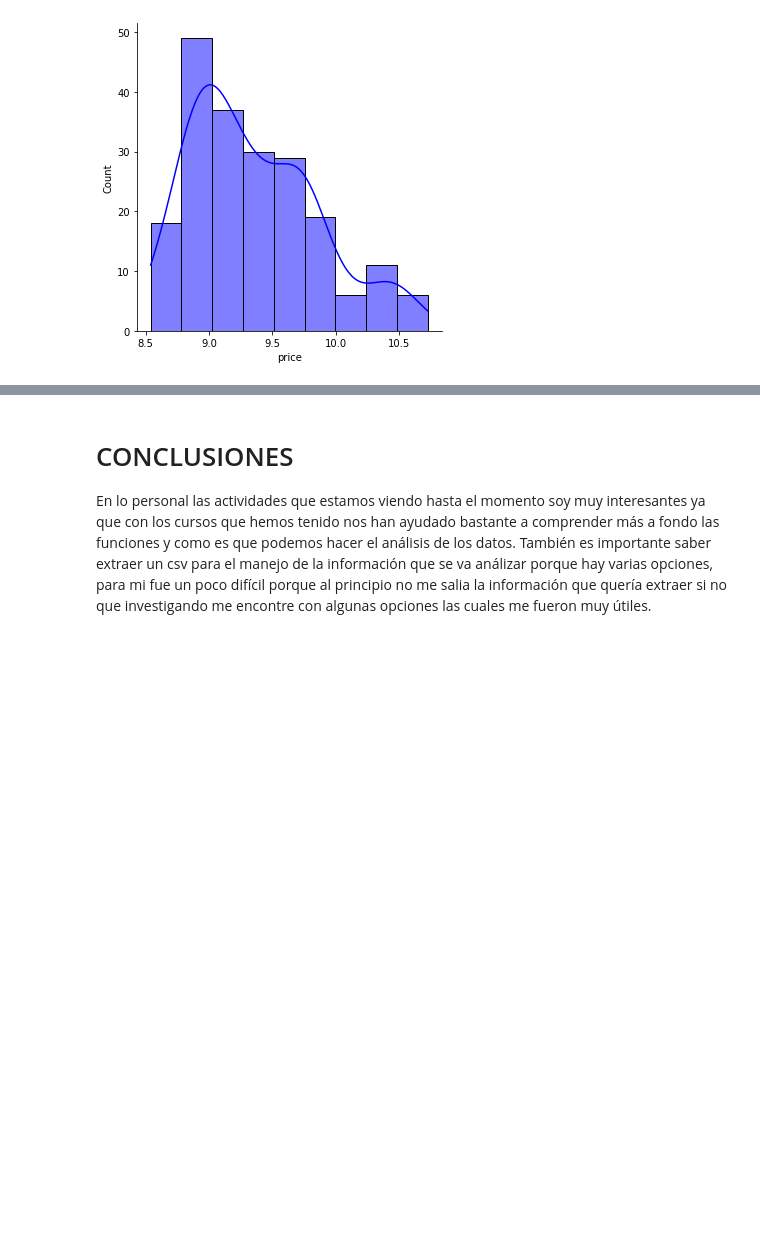
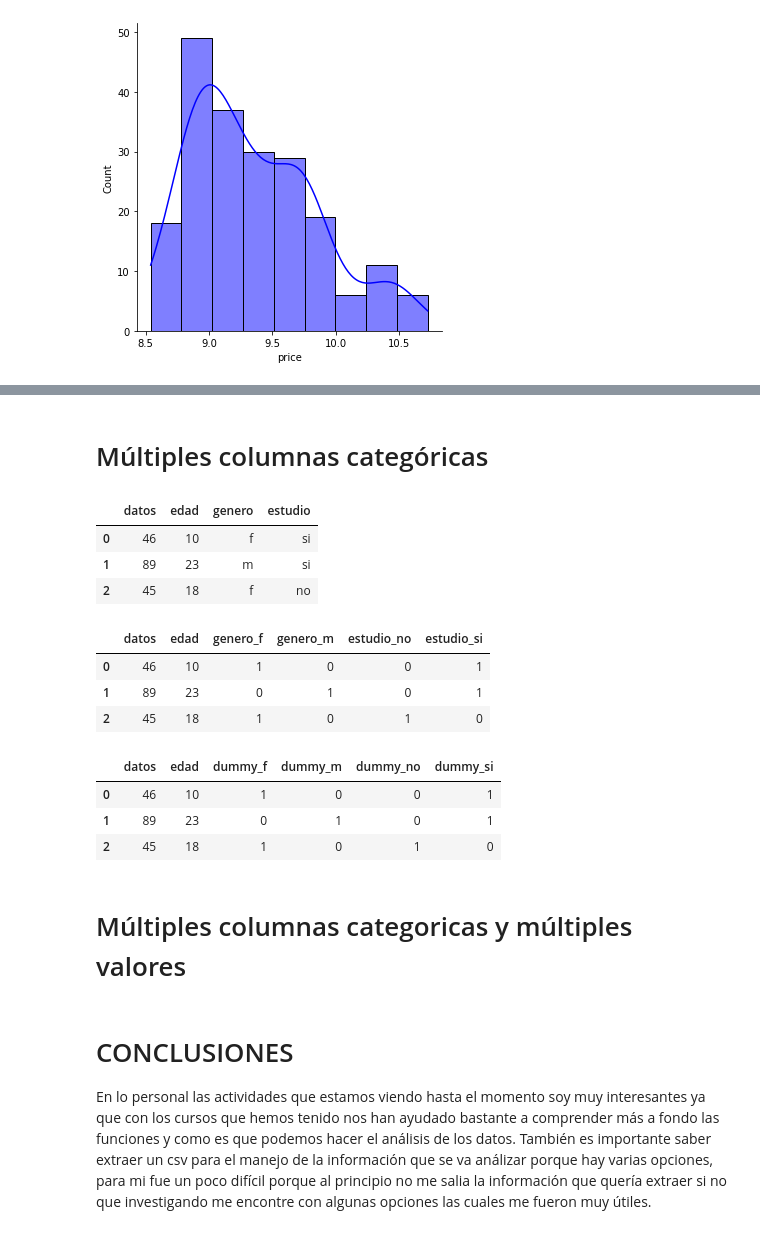
Before and after one commit to Dianamarlen12/CarPrice, a Jupyter notebook: CarPrice.ipynb, the cells around one changed output, grey strips where cells are left out. Drawn from its saved outputs; the diff is of its cells as text; code cells hidden in the pictures; blank space fills up the shorter version.

```diff
--- a/CarPrice.ipynb
+++ b/CarPrice.ipynb
@@ -423,0 +484,32 @@ sns.displot(temporal2,color='blue',kde=True)
+# %% [markdown]
+# Múltiples columnas categóricas
+# %%
+dataframe_cat = pd.DataFrame({
+    'datos':[46,89,45],
+    'edad': [10,23,18],
+    'genero': ['f','m','f'],
+    'estudio': ['si','si','no']
+})
+# %%
+dataframe_cat
+# %% [output]
+|  | datos | edad | genero | estudio |
+| 0 | 46 | 10 | f | si |
+| 1 | 89 | 23 | m | si |
+| 2 | 45 | 18 | f | no |
+# %%
+pd.get_dummies(dataframe_cat, columns=['genero','estudio'],drop_first=False)
+# %% [output]
+|  | datos | edad | genero_f | genero_m | estudio_no | estudio_si |
+| 0 | 46 | 10 | 1 | 0 | 0 | 1 |
+| 1 | 89 | 23 | 0 | 1 | 0 | 1 |
+| 2 | 45 | 18 | 1 | 0 | 1 | 0 |
+# %%
+pd.get_dummies(dataframe_cat, columns=['genero','estudio'],prefix='dummy',drop_first=False)
+# %% [output]
+|  | datos | edad | dummy_f | dummy_m | dummy_no | dummy_si |
+| 0 | 46 | 10 | 1 | 0 | 0 | 1 |
+| 1 | 89 | 23 | 0 | 1 | 0 | 1 |
+| 2 | 45 | 18 | 1 | 0 | 1 | 0 |
+# %% [markdown]
+# Múltiples columnas categoricas y múltiples valores
```
Also changed, not shown: parts of 11 cells of this notebook.
